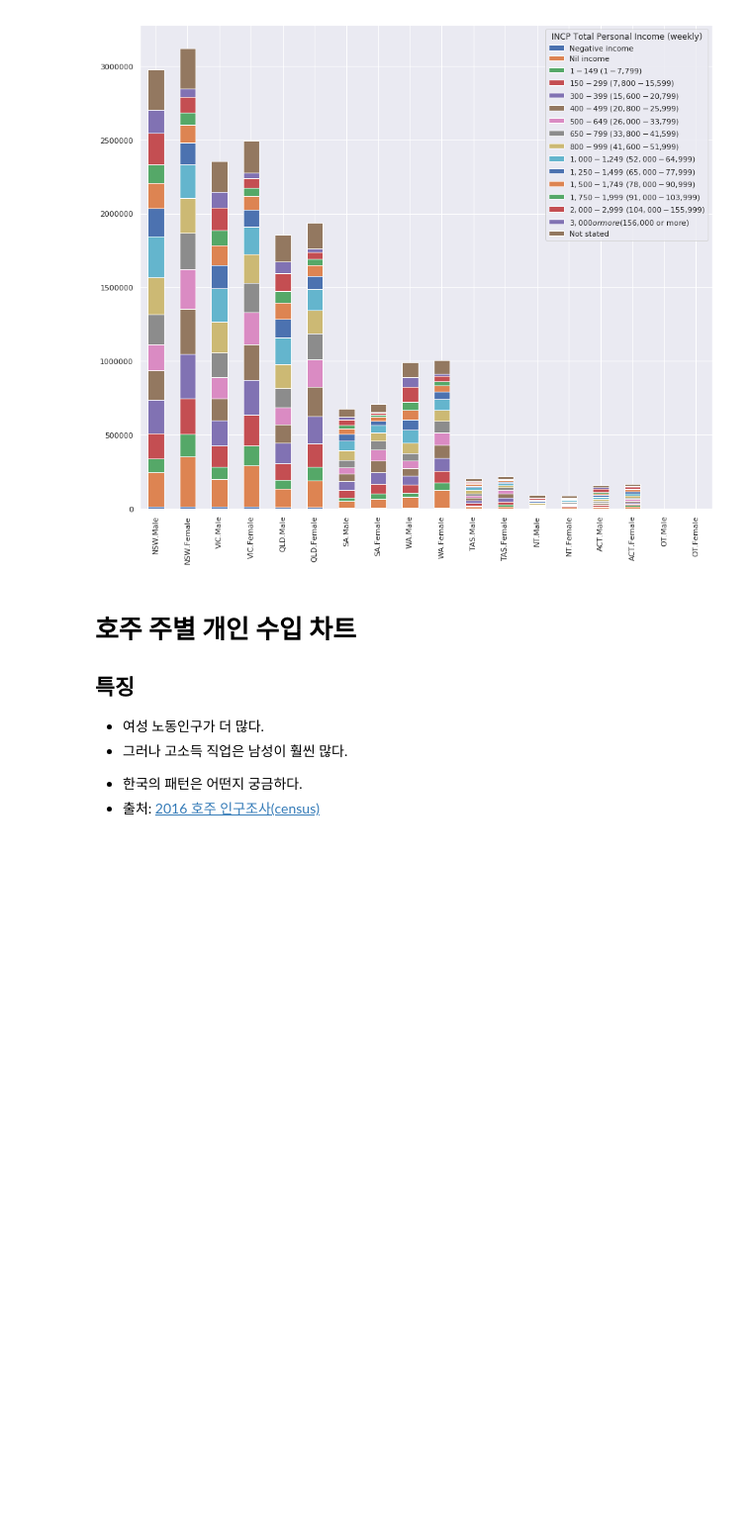
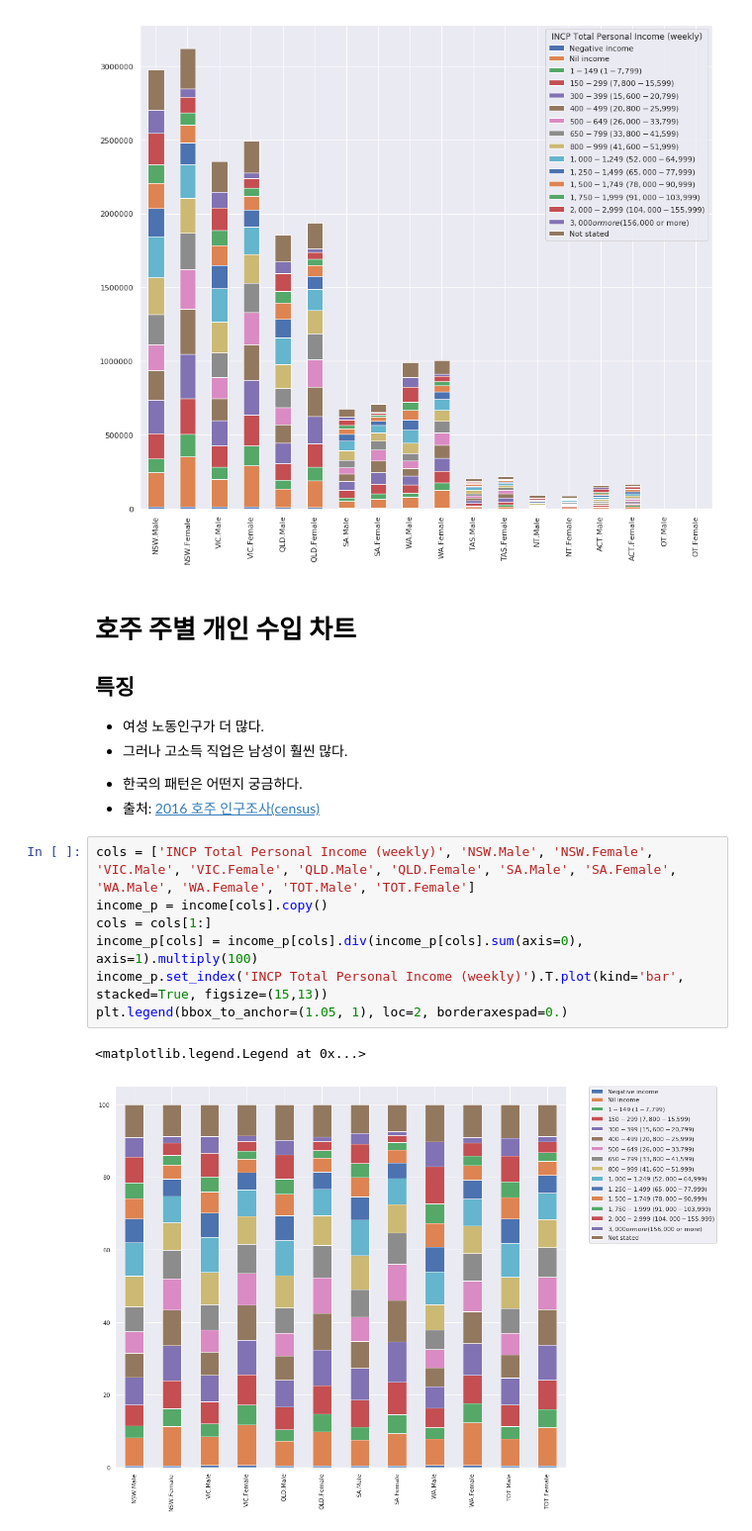
Before and after one commit to ymkim92/dataset, a Jupyter notebook: ipynb/Income.ipynb, the cells around one changed output. Shown at 99% size. Cells and saved outputs as stored; diff of their text form; blank space fills up the shorter version.

```diff
--- a/ipynb/Income.ipynb
+++ b/ipynb/Income.ipynb
@@ -43,3 +43,13 @@ income.loc[:, :'OT.Female'].set_index('INCP Total Personal Income (weekly)').T.p
 
 * 한국의 패턴은 어떤지 궁금하다.
 * 출처: [2016 호주 인구조사(census)](http://www.abs.gov.au/census)
+# %%
+cols = ['INCP Total Personal Income (weekly)', 'NSW.Male', 'NSW.Female', 'VIC.Male', 'VIC.Female', 'QLD.Male', 'QLD.Female', 'SA.Male', 'SA.Female', 'WA.Male', 'WA.Female', 'TOT.Male', 'TOT.Female']
+income_p = income[cols].copy()
+cols = cols[1:]
+income_p[cols] = income_p[cols].div(income_p[cols].sum(axis=0), axis=1).multiply(100)
+income_p.set_index('INCP Total Personal Income (weekly)').T.plot(kind='bar', stacked=True, figsize=(15,13))
+plt.legend(bbox_to_anchor=(1.05, 1), loc=2, borderaxespad=0.)
+# %% [output]
+<matplotlib.legend.Legend at 0x...>
+[figure, added]
```
